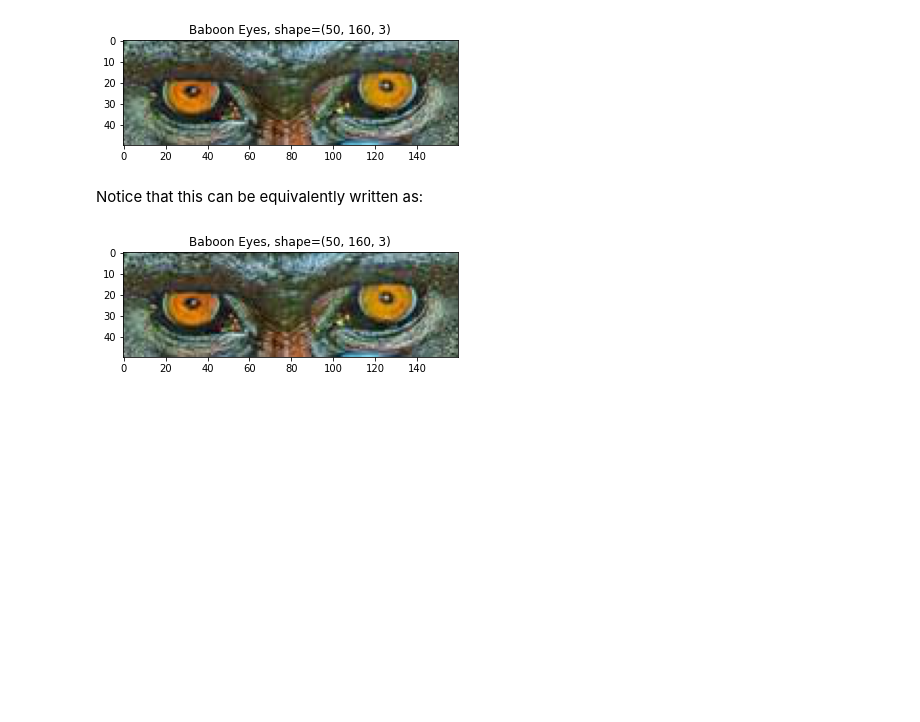
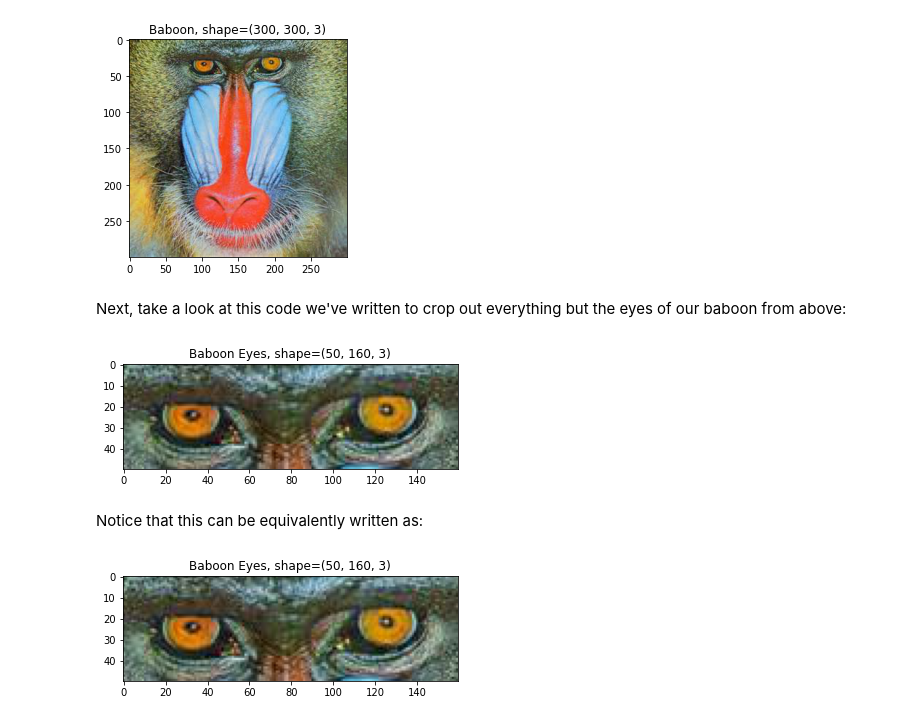
Before and after one commit to brentyi/ai4all_robotics_2020, a Jupyter notebook: computer_vision/cv2.ipynb, the cells around one changed output. Cells and saved outputs as stored; diff of their text form; code cells hidden in the pictures; blank space fills up the shorter version.

```diff
--- a/computer_vision/cv2.ipynb
+++ b/computer_vision/cv2.ipynb
@@ -35,3 +130,9 @@ Take a look at this code we've written to crop out everything but the eyes of ou
+# %%
+visualize_rgb("Baboon", rgb_image)
+# %% [output]
+[figure, added]
+# %% [markdown]
+Next, take a look at this code we've written to crop out everything but the eyes of our baboon from above:
 # %%
 visualize_rgb("Baboon Eyes", rgb_image[10:60, 70:230, :])
 # %% [output]
```
Also changed, not shown: parts of 15 cells of this notebook.
